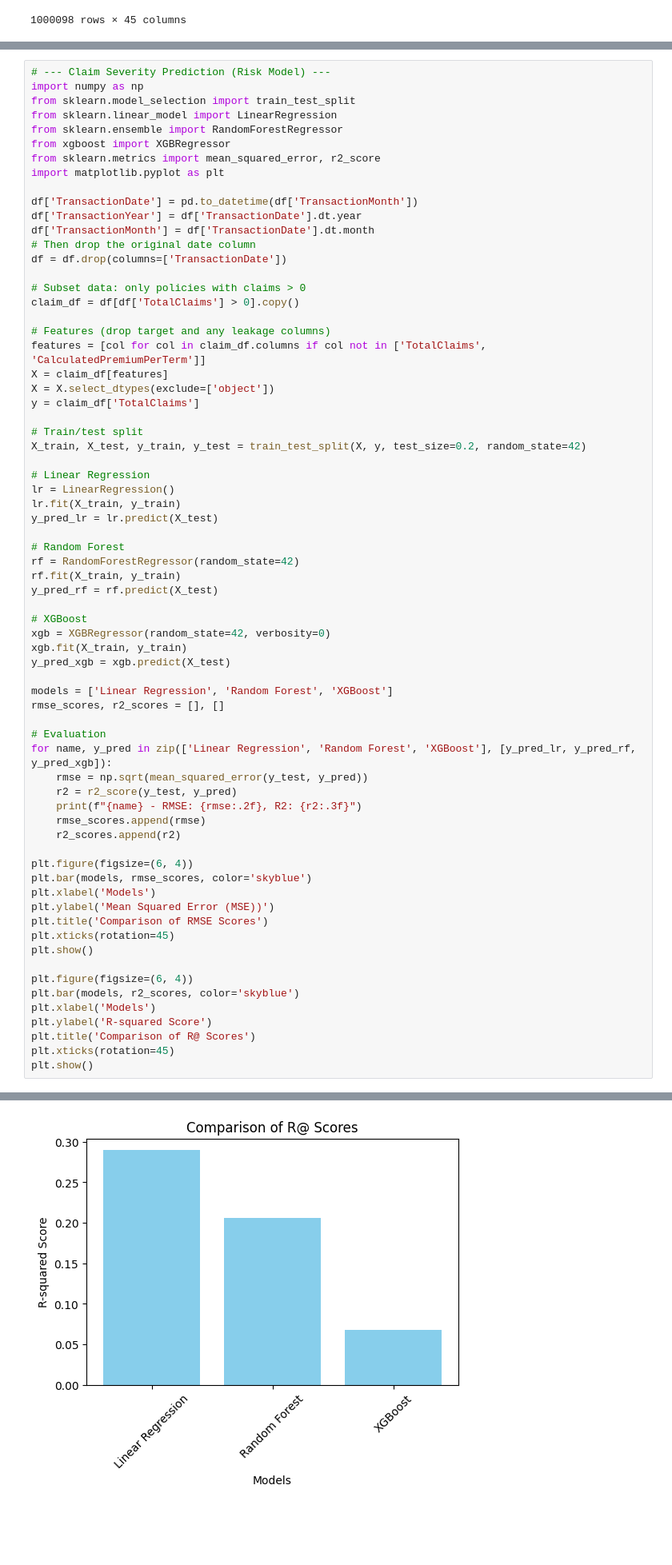
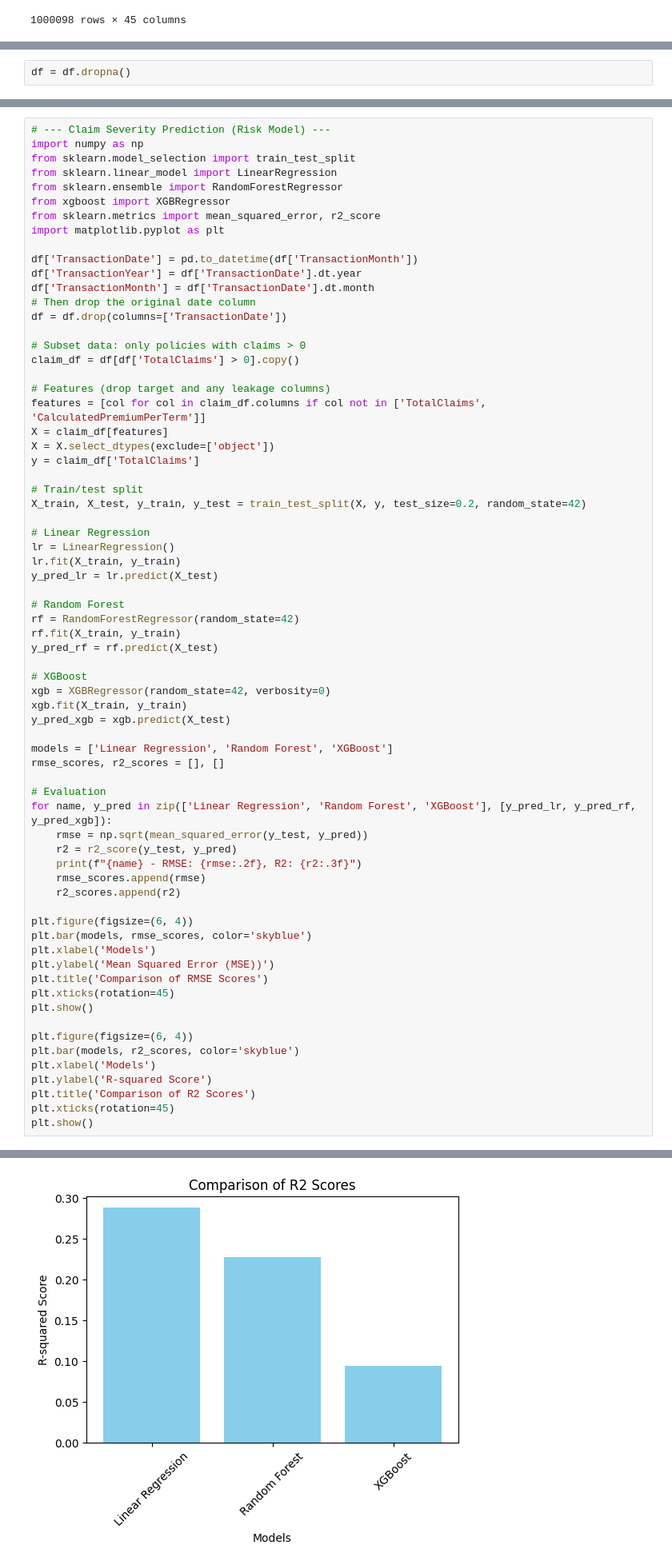
Before and after one commit to Martha3001/insurance-risk-analytics-week3, a Jupyter notebook: notebooks/models.ipynb, the cells around one changed output, grey strips where cells are left out. Shown at 80% size. Saved outputs shown, nothing was run; the diff lists cells and outputs as text; blank space fills up the shorter version.

```diff
--- a/notebooks/models.ipynb
+++ b/notebooks/models.ipynb
@@ -84,2 +79,4 @@ Number of rows with all 552-value columns missing: 0
+# %%
+df = df.dropna()
 # %%
 df.fillna({'CustomValueEstimate': df['CustomValueEstimate'].median()}, inplace=True)
@@ -244,7 +319,7 @@ plt.figure(figsize=(6, 4))
 plt.bar(models, r2_scores, color='skyblue')
 plt.xlabel('Models')
 plt.ylabel('R-squared Score')
-plt.title('Comparison of R@ Scores')
+plt.title('Comparison of R2 Scores')
 plt.xticks(rotation=45)
 plt.show()
 # %% [output]
@@ -255 +330 @@ XGBoost - RMSE: 36431.30, R2: 0.068
-[figure, old version]
+[figure, new version]
```
Also changed, not shown: parts of 17 cells of this notebook.
